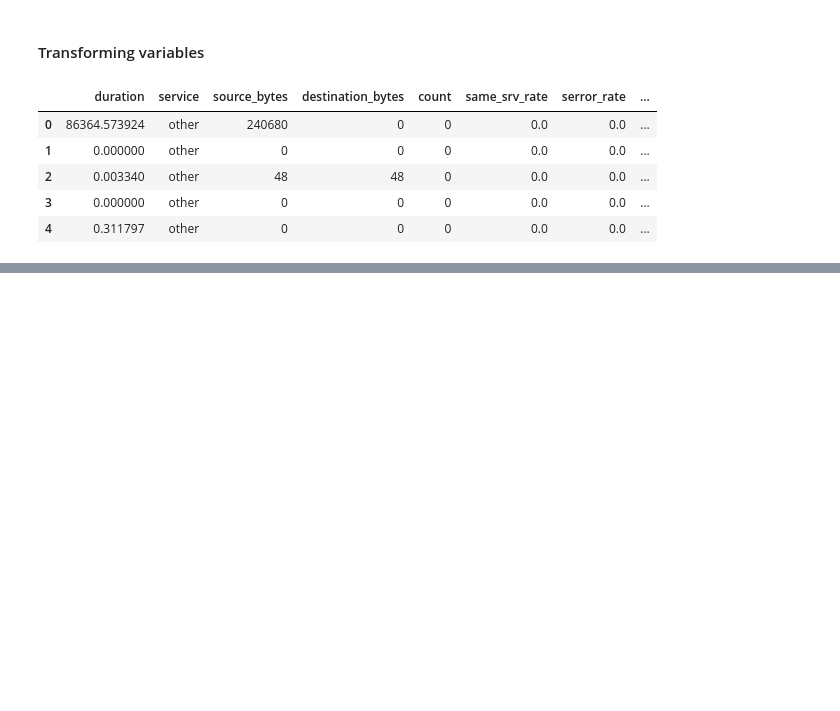
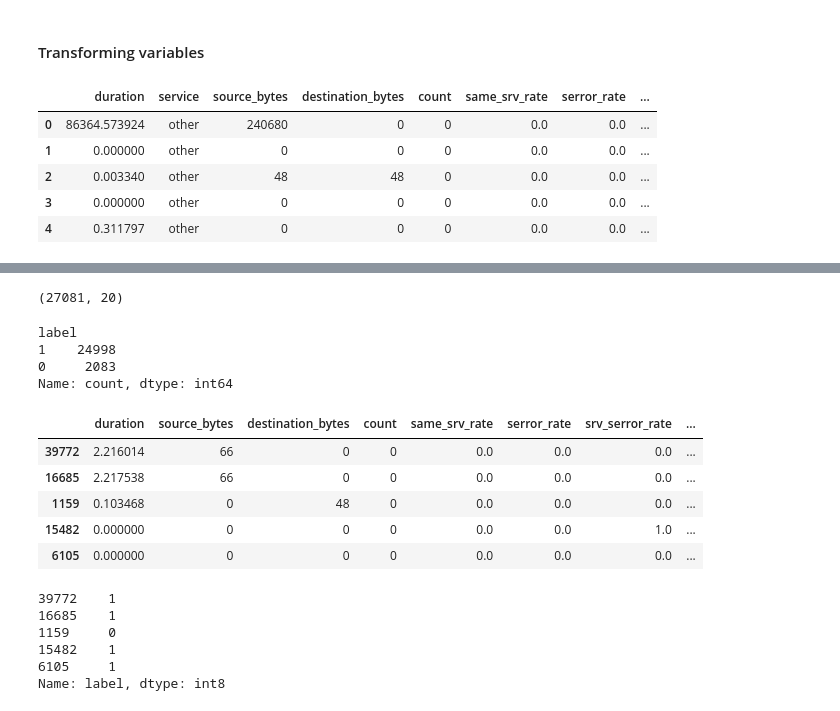
Before and after one commit to Backup8Bits/mlops-model, a Jupyter notebook: notebooks/eda_network.ipynb, the cells around one changed output, grey strips where cells are left out. Saved outputs shown, nothing was run; the diff lists cells and outputs as text; code cells hidden in the pictures; blank space fills up the shorter version.

```diff
--- a/notebooks/eda_network.ipynb
+++ b/notebooks/eda_network.ipynb
@@ -248,0 +385,33 @@ ValueError: could not convert string to float: 'other'
+# %%
+balanced_data = get_config("X_train")
+balanced_data.shape
+# %% [output]
+(27081, 20)
+# %%
+balaced_target = get_config("y_train")
+balaced_target.value_counts()
+# %% [output]
+label
+1    24998
+0     2083
+Name: count, dtype: int64
+# %%
+transformed_data = get_config("X")
+transformed_data.head()
+# %% [output]
+|  | duration | source_bytes | destination_bytes | count | same_srv_rate | serror_rate | srv_serror_rate | ... |
+| 39772 | 2.216014 | 66 | 0 | 0 | 0.0 | 0.0 | 0.0 | ... |
+| 16685 | 2.217538 | 66 | 0 | 0 | 0.0 | 0.0 | 0.0 | ... |
+| 1159 | 0.103468 | 0 | 48 | 0 | 0.0 | 0.0 | 0.0 | ... |
+| 15482 | 0.000000 | 0 | 0 | 0 | 0.0 | 0.0 | 1.0 | ... |
+| 6105 | 0.000000 | 0 | 0 | 0 | 0.0 | 0.0 | 0.0 | ... |
+# %%
+transformed_data_y = get_config("y")
+transformed_data_y.head()
+# %% [output]
+39772    1
+16685    1
+1159     0
+15482    1
+6105     1
+Name: label, dtype: int8
```
Also changed, not shown: parts of 24 cells of this notebook, 2 other files.
